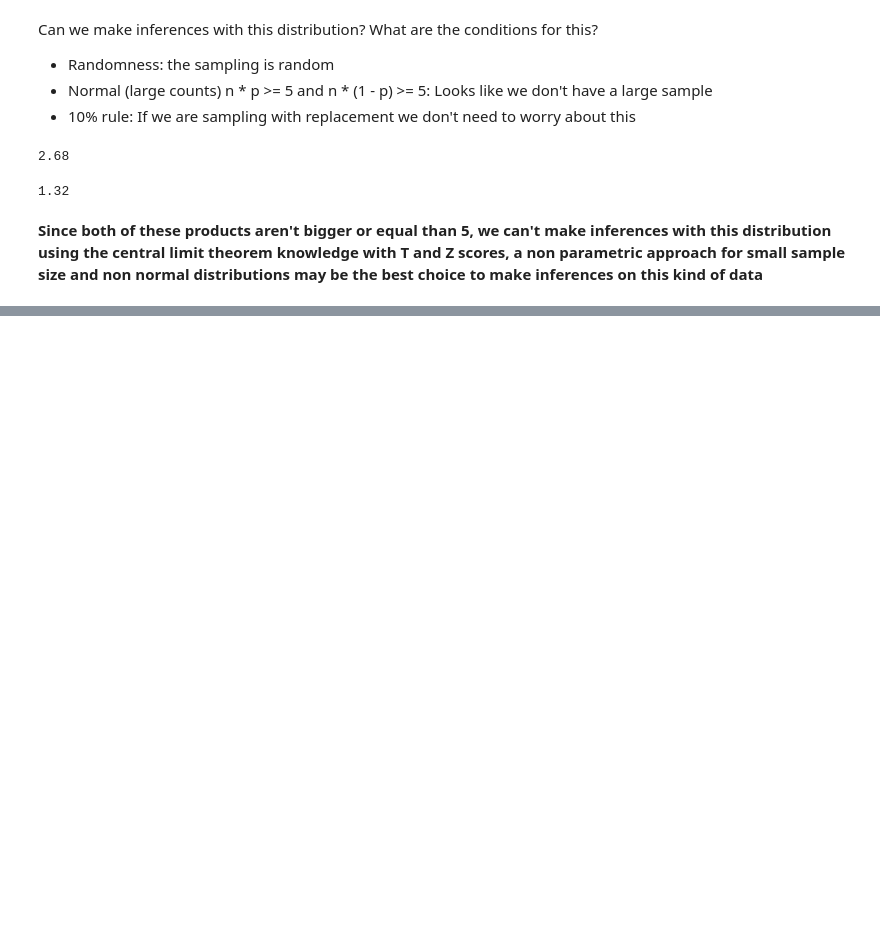
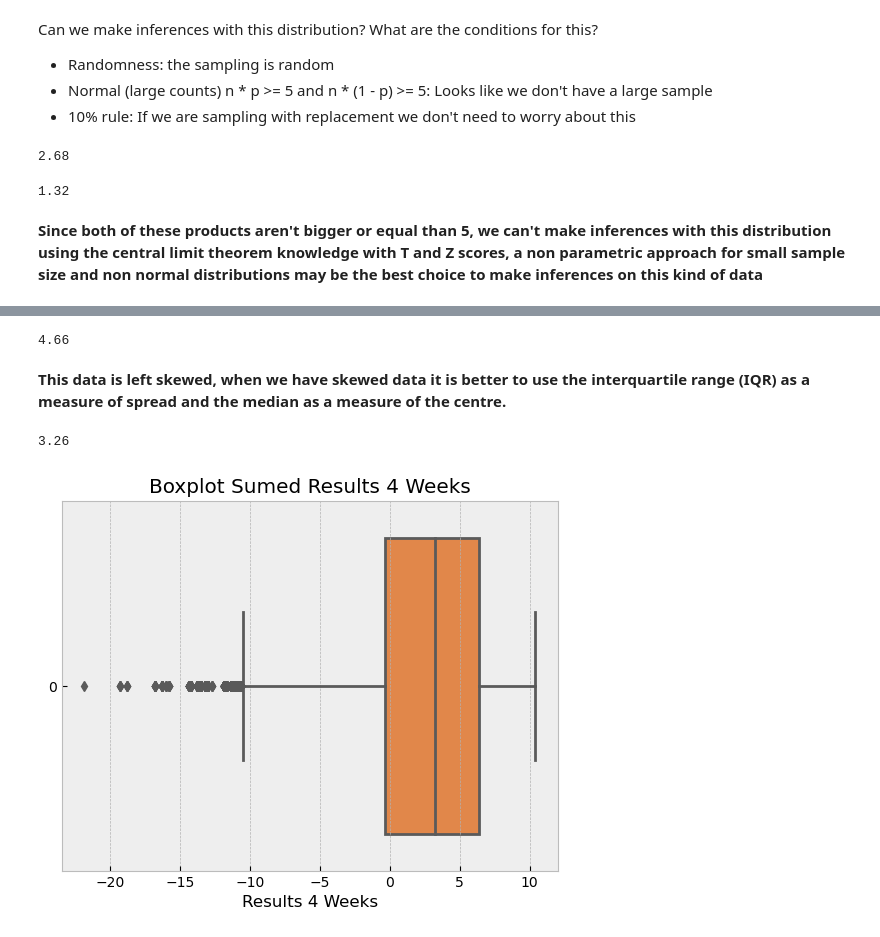
Before and after one commit to exio78/Data-Analysis, a Jupyter notebook: Probability/trading_roadmap/trading_projection_part_I.ipynb, the cells around one changed output, grey strips where cells are left out. Cells and saved outputs as stored; diff of their text form; code cells hidden in the pictures; blank space fills up the shorter version.

```diff
--- a/Probability/trading_roadmap/trading_projection_part_I.ipynb
+++ b/Probability/trading_roadmap/trading_projection_part_I.ipynb
@@ -341,0 +368,19 @@ round(sample * (1 - p), 2)
+# %%
+round(np.std(sumed_samples), 2) # this is the standard deviation of this particular distribution of the sum of each month
+# %% [output]
+4.66
+# %% [markdown]
+**This data is left skewed, when we have skewed data it is better to use the interquartile range (IQR) as a measure of spread and the median as a measure of the centre.**
+# %%
+sumed_samples = pd.Series(sumed_samples, name = "Sumed Month") # we create a series object to manipulate the tabular data
+# %%
+round(sumed_samples.median(), 2) # the median is 3.26%
+# %% [output]
+3.26
+# %%
+sns.boxplot(sumed_samples, orient = "h", color = "#fa8231")
+plt.title("Boxplot Sumed Results 4 Weeks")
+plt.xlabel("Results 4 Weeks")
+plt.show()
+# %% [output]
+[figure, added]
```
Also changed, not shown: parts of 37 cells of this notebook.
